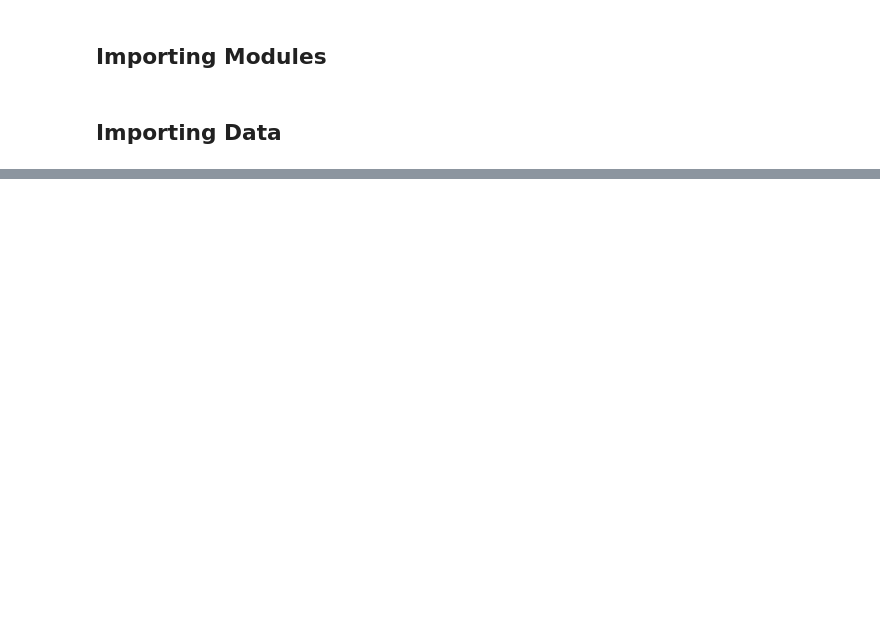
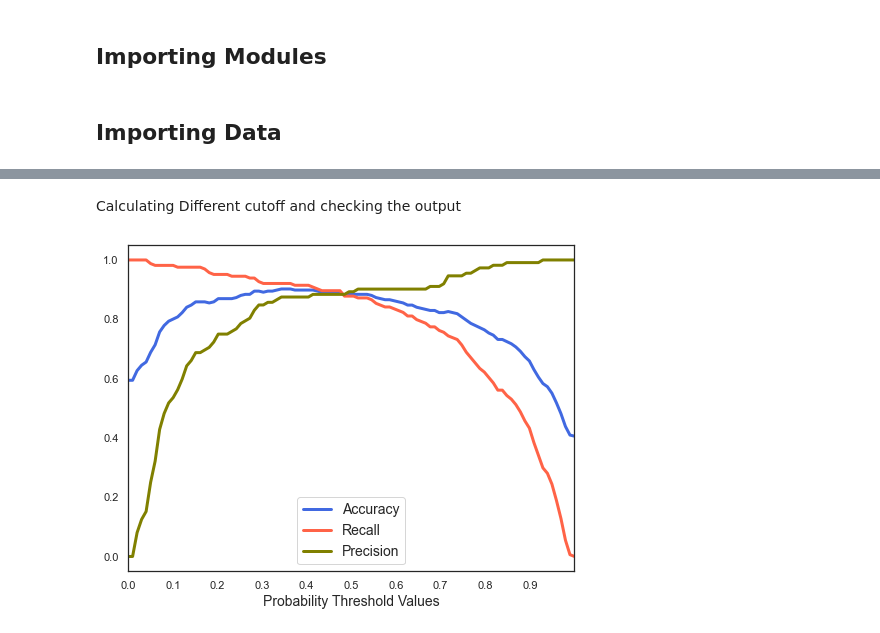
Before and after one commit to ShivaniTyagi1206/Heart-Disease-Classification-Models, a Jupyter notebook: Code/Heart Disease Classification Models.ipynb, the cells around one changed output, grey strips where cells are left out. Drawn from its saved outputs; the diff is of its cells as text; code cells hidden in the pictures; blank space fills up the shorter version.

```diff
--- a/Code/Heart Disease Classification Models.ipynb
+++ b/Code/Heart Disease Classification Models.ipynb
@@ -46,0 +249,6 @@ df.head(5)
+# %%
+# Splitting into test and training dataset
+X_train, X_test, Y_train, Y_test = train_test_split(X_encoded, Y, test_size=0.3, random_state=42)
+
+print(X_train.shape, Y_train.shape)
+print(X_test.shape, Y_test.shape)
@@ -46,0 +329,42 @@ df.head(5)
+# %% [markdown]
+Calculating Different cutoff and checking the output
+# %%
+# Creating function to calculate Predicted Probability
+def model_score(xbeta):
+    return 1 / (1 + np.exp(-xbeta))
+
+preds = lrm.predict_proba(X_test)[:,1]
+
+# Creating function to calculate Accuracy, Precision and Recall for different cuttoff
+def model_accuracy(n):
+
+    cutoffs = np.linspace(0, 1, n)
+
+    accu, recall, precision = [], [], []
+
+    for cutoff in cutoffs:
+        pred_class = [1 if p >= cutoff else 0 for p in preds]
+
+        true_neg, false_pos, false_neg, true_pos = confusion_matrix(Y_test.astype(int),
+                                                                    pred_class).ravel()
+
+        accu.append((true_pos + true_neg) / len(Y_test))
+        recall.append(true_pos / (true_pos + false_neg))
+        precision.append(true_neg / (true_neg + false_pos))
+
+    return cutoffs, accu, recall, precision
+# %%
+thresholds, accuracy, recall, precision = model_accuracy(100)
+
+#Visulaizing Accuracy, Recall and Precision
+plt.figure(figsize=(8, 6))
+plt.plot(thresholds, accuracy, color='royalblue', lw=3, label='Accuracy')
+plt.plot(thresholds, recall, color='tomato', lw=3, label='Recall')
+plt.plot(thresholds, precision, color='olive', lw=3, label='Precision')
+plt.xlim([0.0, 1.0])
+plt.xticks(np.arange(0, 1, step=0.1))
+plt.xlabel('Probability Threshold Values', fontsize = 14)
+plt.legend(loc='best', fontsize = 14)
+plt.show();
+# %% [output]
+[figure, added]
```
Also changed, not shown: parts of 56 cells of this notebook.
